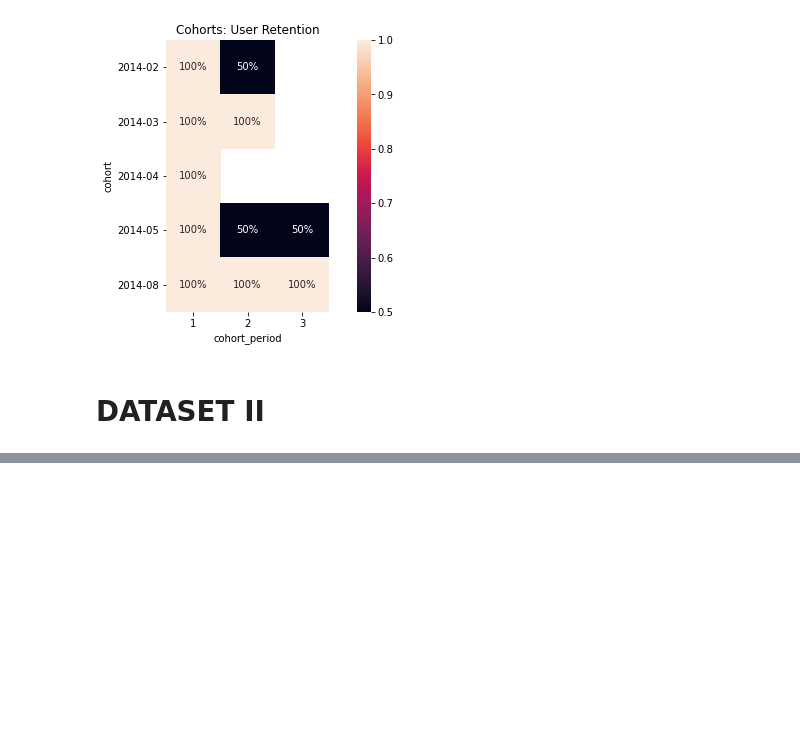
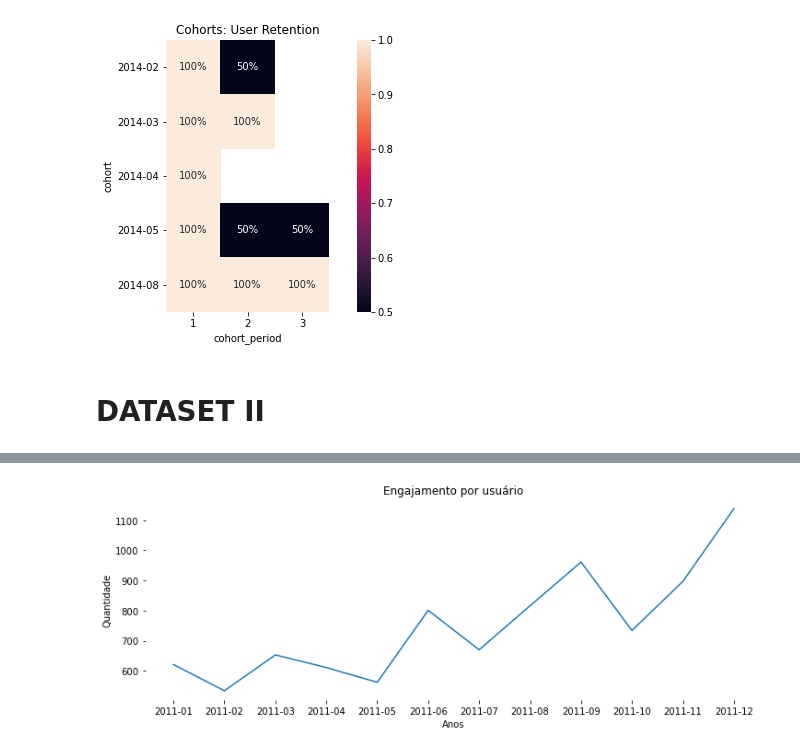
Before and after one commit to daianeklein/Space-Data, a Jupyter notebook: Cohort-Analysis.ipynb, the cells around one changed output, grey strips where cells are left out. Saved outputs shown, nothing was run; the diff lists cells and outputs as text; code cells hidden in the pictures; blank space fills up the shorter version.

```diff
--- a/Cohort-Analysis.ipynb
+++ b/Cohort-Analysis.ipynb
@@ -267,0 +326,12 @@ df.to_csv('teste_cohort.csv', sep = ';')
+# %%
+plt.figure(figsize=(12, 4))
+aux = df[['customer_id', 'order_period']].groupby('order_period', as_index = False).count()
+sns.lineplot(data = aux, x = 'order_period', y = 'customer_id')
+plt.title('Engajamento por usuário')
+
+
+sns.despine(bottom=True, left=True)
+plt.ylabel('Quantidade', fontsize=10)
+plt.xlabel('Anos', fontsize=10);
+# %% [output]
+[figure, added]
```
Also changed, not shown: parts of 7 cells of this notebook.
